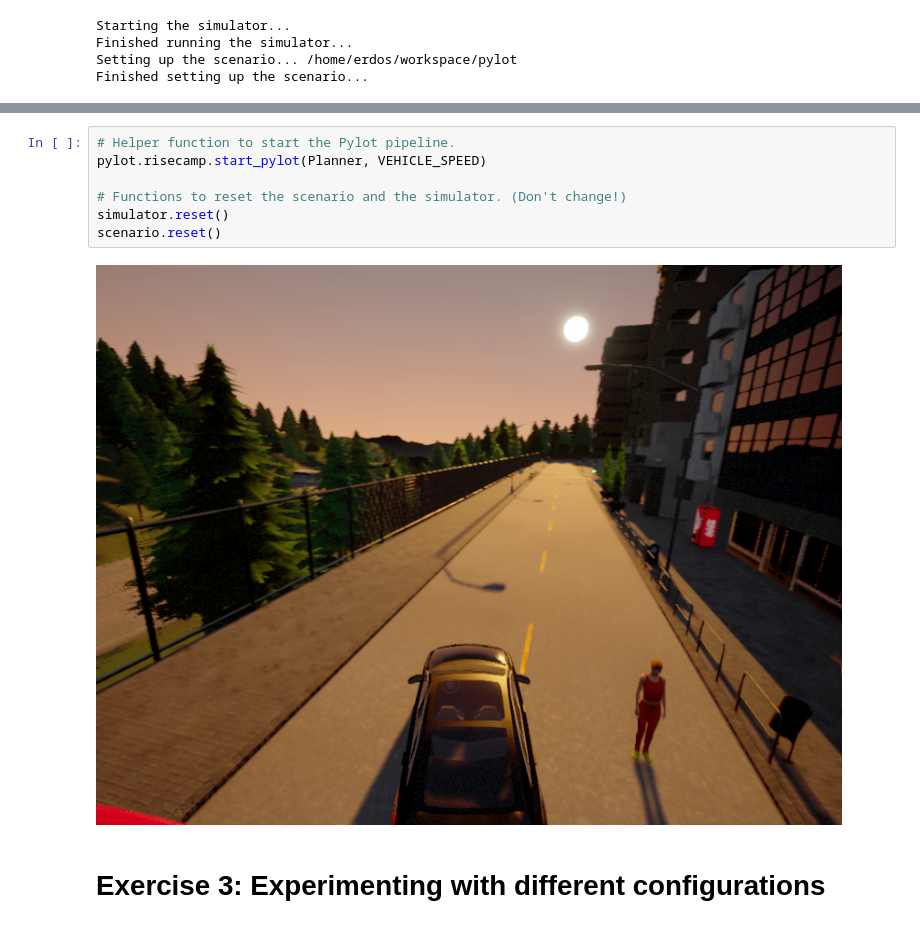
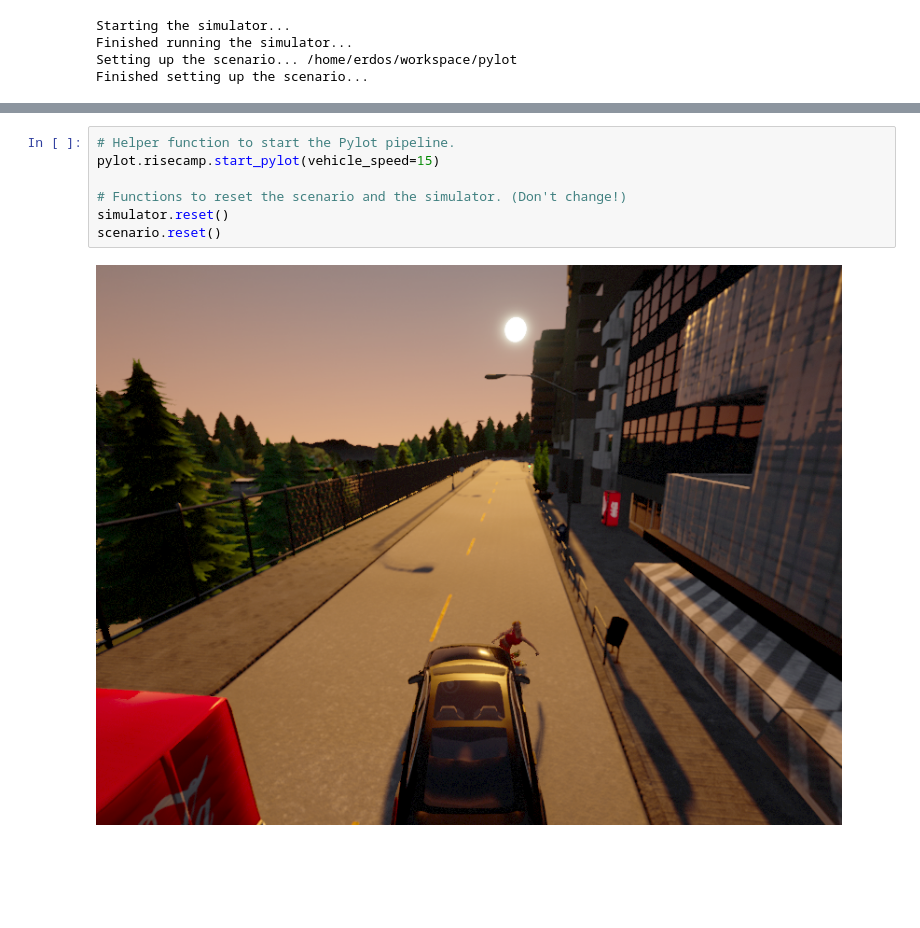
Before and after one commit to sukritkalra/pylot, a Jupyter notebook: ERDOS '20 - Planning.ipynb, the cells around one changed output, grey strips where cells are left out. Saved outputs shown, nothing was run; the diff lists cells and outputs as text; blank space fills up the shorter version.

```diff
--- a/ERDOS '20 - Planning.ipynb
+++ b/ERDOS '20 - Planning.ipynb
@@ -100,12 +105,10 @@ Setting up the scenario... /home/erdos/workspace/pylot
 Finished setting up the scenario...
 # %%
 # Helper function to start the Pylot pipeline.
-pylot.risecamp.start_pylot(Planner, VEHICLE_SPEED)
+pylot.risecamp.start_pylot(vehicle_speed=15)
 
 # Functions to reset the scenario and the simulator. (Don't change!)
 simulator.reset()
 scenario.reset()
 # %% [output]
-[figure, old version]
+[figure, new version]
-# %% [markdown]
-# Exercise 3: Experimenting with different configurations
```
Also changed, not shown: parts of 6 cells of this notebook, 4 other files.
